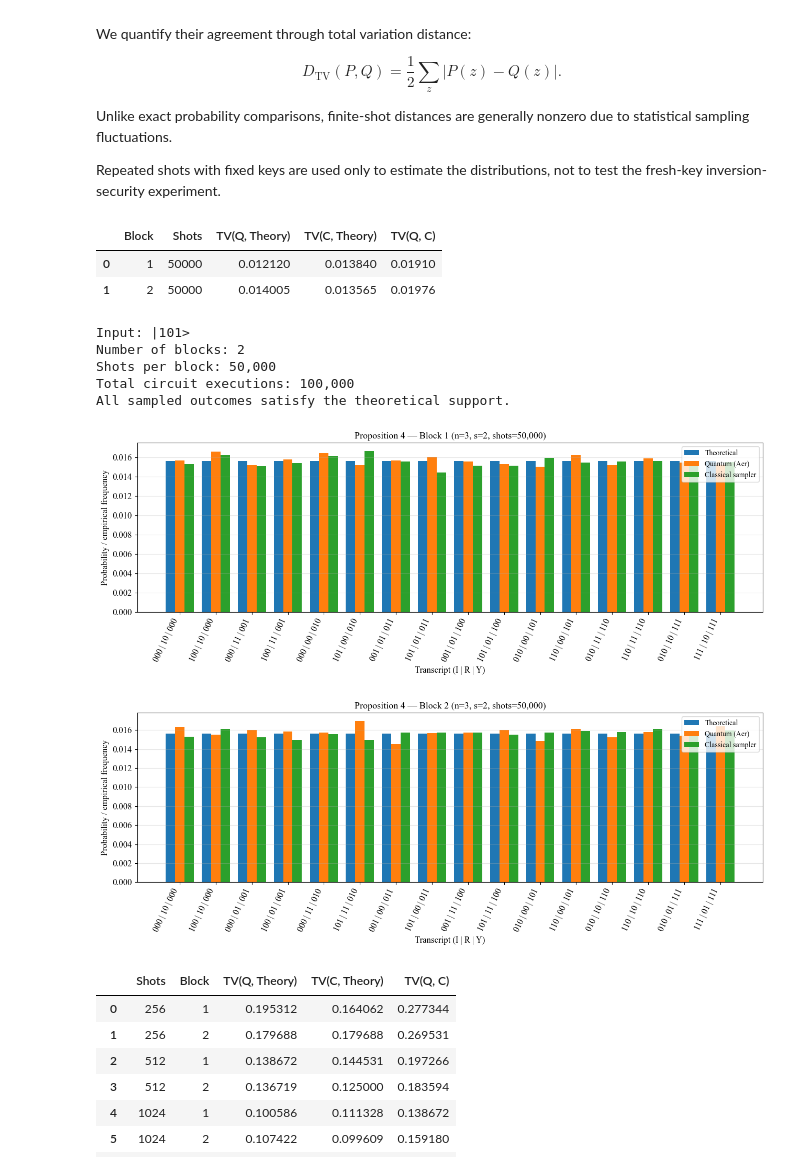
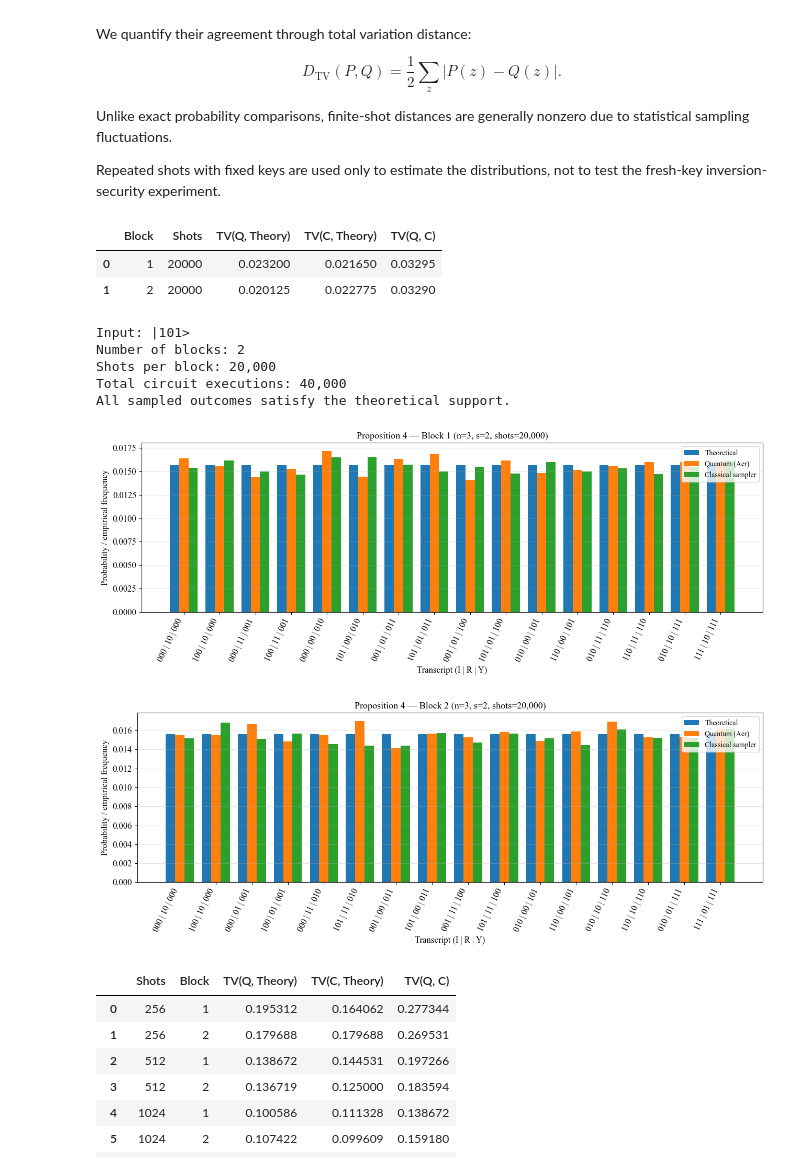
Before and after one commit to NesyaLab/ISCAS2027, a Jupyter notebook: notebooks/Circuit_level_inversion_security_LCU.ipynb, the cells around one changed output. Drawn from its saved outputs; the diff is of its cells as text; code cells hidden in the pictures.

```diff
--- a/notebooks/Circuit_level_inversion_security_LCU.ipynb
+++ b/notebooks/Circuit_level_inversion_security_LCU.ipynb
@@ -775,7 +775,7 @@ Repeated shots with fixed keys are used only to estimate the
 distributions, not to test the fresh-key inversion-security
 experiment.
 # %%
-SHOTS = 50000
+SHOTS = 20000
 
 sampling_results = []
 sampling_by_block = {}
@@ -818,39 +818,39 @@ for j in range(model.nu):
     tv_c_theory = total_variation(p_c, p_theory)
     tv_q_c = total_variation(p_q, p_c)
 
     sampling_results.append({
         "Block": j + 1,
         "Shots": SHOTS,
         "TV(Q, Theory)": tv_q_theory,
         "TV(C, Theory)": tv_c_theory,
         "TV(Q, C)": tv_q_c,
     })
 
     # Save data for subsequent visualizations.
     sampling_by_block[j] = {
         "theory": p_theory,
         "quantum": p_q,
         "classical": p_c,
     }
 
 # Display individual-block results.
 sampling_df = pd.DataFrame(sampling_results)
 
 display(sampling_df)
 
 print(f"Input: |{X:0{model.n}b}>")
 print(f"Number of blocks: {model.nu}")
 print(f"Shots per block: {SHOTS:,}")
 print(f"Total circuit executions: {model.nu * SHOTS:,}")
 print("All sampled outcomes satisfy the theoretical support.")
 # %% [output]
 |  | Block | Shots | TV(Q, Theory) | TV(C, Theory) | TV(Q, C) |
-| 0 | 1 | 50000 | 0.012120 | 0.013840 | 0.01910 |
-| 1 | 2 | 50000 | 0.014005 | 0.013565 | 0.01976 |
+| 0 | 1 | 20000 | 0.023200 | 0.021650 | 0.03295 |
+| 1 | 2 | 20000 | 0.020125 | 0.022775 | 0.03290 |
 Input: |101>
 Number of blocks: 2
-Shots per block: 50,000
-Total circuit executions: 100,000
+Shots per block: 20,000
+Total circuit executions: 40,000
 All sampled outcomes satisfy the theoretical support.
 # %%
 MAX_DISPLAY_OUTCOMES = 16
@@ -957,8 +957,8 @@ for j in range(model.nu):
     plt.tight_layout()
     plt.show()
 # %% [output]
-[figure, old version]
+[figure, new version]
-[figure, old version]
+[figure, new version]
 # %%
 SHOT_VALUES = [256, 512, 1024, 2048, 4096, 8192, 16384]
 
```
Also changed, not shown: parts of 7 cells of this notebook.
